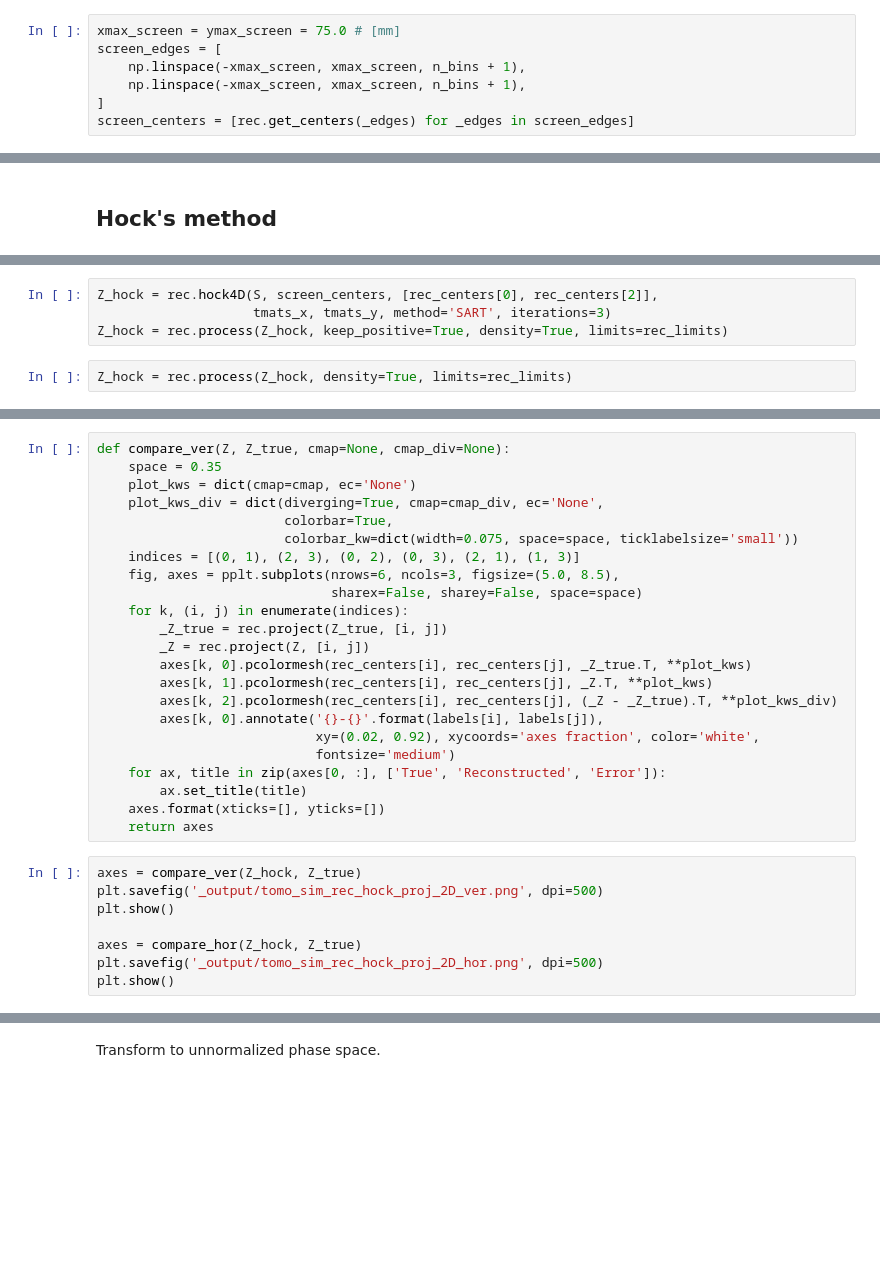
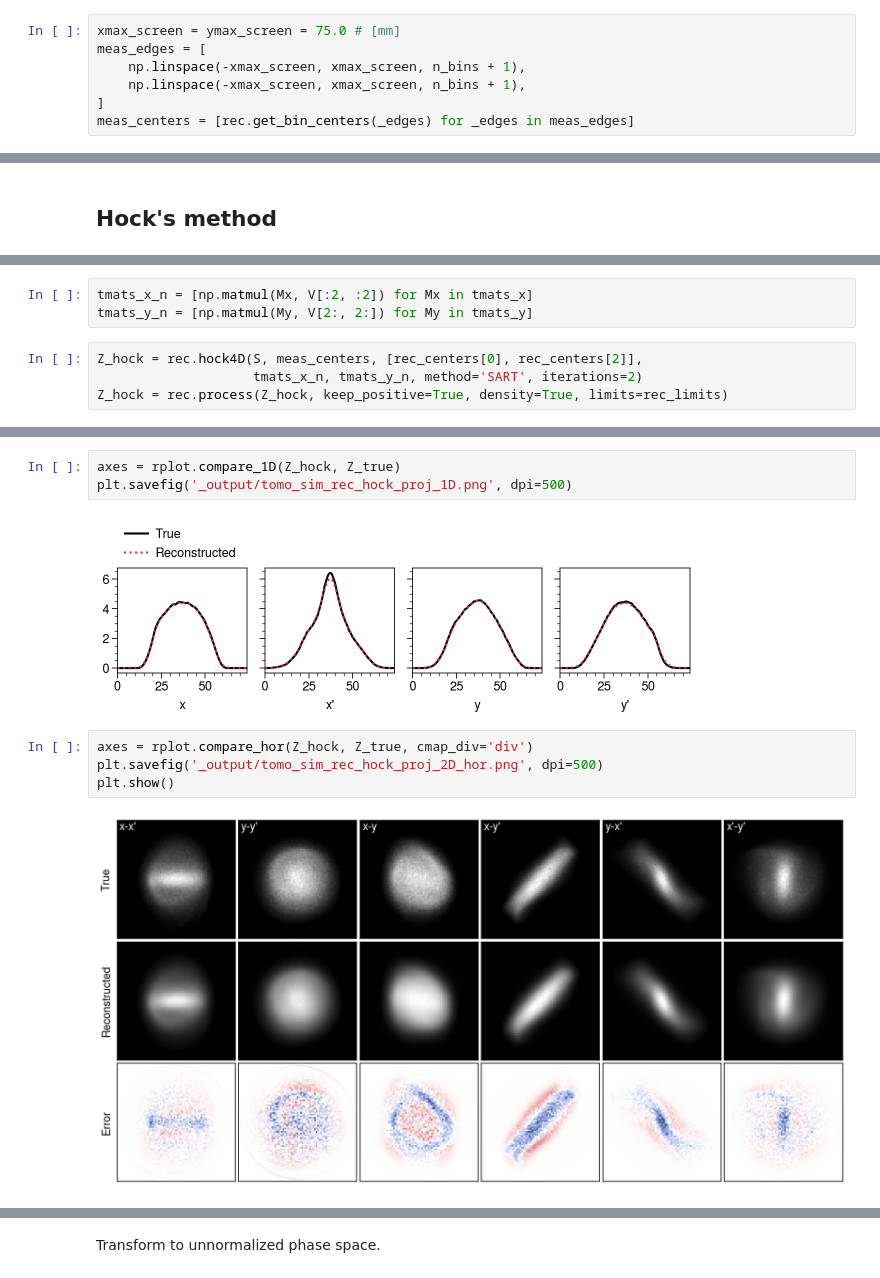
Before and after one commit to austin-hoover/accphys-tools, a Jupyter notebook: measurement/tomography/test_tomo_4D.ipynb, the cells around one changed output, grey strips where cells are left out. Saved outputs shown, nothing was run; the diff lists cells and outputs as text; blank space fills up the shorter version.

```diff
--- a/measurement/tomography/test_tomo_4D.ipynb
+++ b/measurement/tomography/test_tomo_4D.ipynb
@@ -92,11 +117,11 @@ for l in trange(L):
 Bin the coordinates on the screen.
 # %%
 xmax_screen = ymax_screen = 75.0 # [mm]
-screen_edges = [
+meas_edges = [
     np.linspace(-xmax_screen, xmax_screen, n_bins + 1),
     np.linspace(-xmax_screen, xmax_screen, n_bins + 1),
 ]
-screen_centers = [rec.get_centers(_edges) for _edges in screen_edges]
+meas_centers = [rec.get_bin_centers(_edges) for _edges in meas_edges]
 # %%
 S = np.zeros((n_bins, n_bins, K, L))
 for k, xx in enumerate(tqdm(xx_list)):
@@ -128,9 +155,10 @@ plt.show()
+# %%
+tmats_x_n = [np.matmul(Mx, V[:2, :2]) for Mx in tmats_x]
+tmats_y_n = [np.matmul(My, V[2:, 2:]) for My in tmats_y]
 # %%
-Z_hock = rec.hock4D(S, screen_centers, [rec_centers[0], rec_centers[2]],
-                    tmats_x, tmats_y, method='SART', iterations=3)
+Z_hock = rec.hock4D(S, meas_centers, [rec_centers[0], rec_centers[2]],
+                    tmats_x_n, tmats_y_n, method='SART', iterations=2)
 Z_hock = rec.process(Z_hock, keep_positive=True, density=True, limits=rec_limits)
-# %%
-Z_hock = rec.process(Z_hock, density=True, limits=rec_limits)
 # %%
 print('min(Z) = {}'.format(np.min(Z_hock)))
 print('max(Z) = {}'.format(np.max(Z_hock)))
@@ -174,31 +178,11 @@ def compare_hor(Z, Z_true, cmap=None, cmap_div=None, space=0.3):
-# %%
-def compare_ver(Z, Z_true, cmap=None, cmap_div=None):
-    space = 0.35
-    plot_kws = dict(cmap=cmap, ec='None')
-    plot_kws_div = dict(diverging=True, cmap=cmap_div, ec='None',
-                        colorbar=True,
-                        colorbar_kw=dict(width=0.075, space=space, ticklabelsize='small'))
-    indices = [(0, 1), (2, 3), (0, 2), (0, 3), (2, 1), (1, 3)]
-    fig, axes = pplt.subplots(nrows=6, ncols=3, figsize=(5.0, 8.5),
-                              sharex=False, sharey=False, space=space)
-    for k, (i, j) in enumerate(indices):
-        _Z_true = rec.project(Z_true, [i, j])
-        _Z = rec.project(Z, [i, j])
-        axes[k, 0].pcolormesh(rec_centers[i], rec_centers[j], _Z_true.T, **plot_kws)
-        axes[k, 1].pcolormesh(rec_centers[i], rec_centers[j], _Z.T, **plot_kws)
-        axes[k, 2].pcolormesh(rec_centers[i], rec_centers[j], (_Z - _Z_true).T, **plot_kws_div)
-        axes[k, 0].annotate('{}-{}'.format(labels[i], labels[j]),
-                            xy=(0.02, 0.92), xycoords='axes fraction', color='white',
-                            fontsize='medium')
-    for ax, title in zip(axes[0, :], ['True', 'Reconstructed', 'Error']):
-        ax.set_title(title)
-    axes.format(xticks=[], yticks=[])
-    return axes
+# %%
+axes = rplot.compare_1D(Z_hock, Z_true)
+plt.savefig('_output/tomo_sim_rec_hock_proj_1D.png', dpi=500)
+# %% [output]
+[figure, added]
 # %%
-axes = compare_ver(Z_hock, Z_true)
-plt.savefig('_output/tomo_sim_rec_hock_proj_2D_ver.png', dpi=500)
-plt.show()
-
-axes = compare_hor(Z_hock, Z_true)
+axes = rplot.compare_hor(Z_hock, Z_true, cmap_div='div')
 plt.savefig('_output/tomo_sim_rec_hock_proj_2D_hor.png', dpi=500)
 plt.show()
+# %% [output]
+[figure, added]
```
Also changed, not shown: parts of 38 cells of this notebook, 1 other file.
